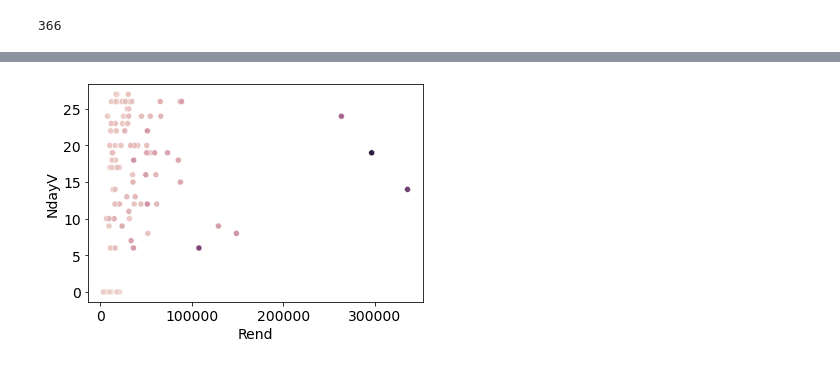
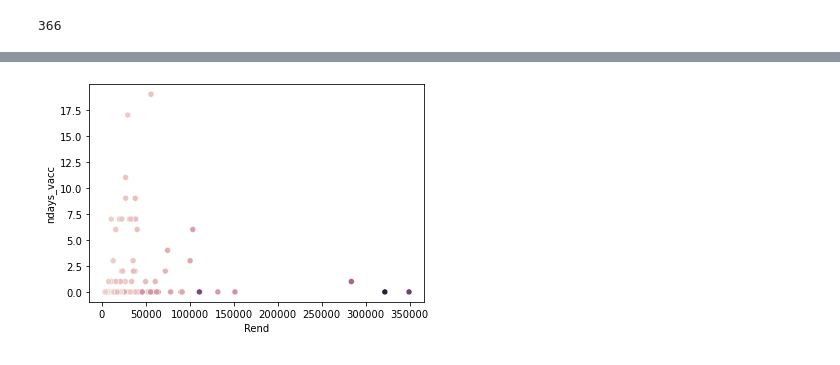
Before and after one commit to jcblemai/COVID-19_italy-vaccination-oc, a Jupyter notebook: analysis_opt.ipynb, the cells around one changed output, grey strips where cells are left out. Cells and saved outputs as stored; diff of their text form; code cells hidden in the pictures.

```diff
--- a/analysis_opt.ipynb
+++ b/analysis_opt.ipynb
@@ -41,0 +39,3 @@ md = pd.read_csv(filename, index_col= 'date', parse_dates=True)
+# %%
+dates_interm = pd.date_range(setup.start_date, setup.end_date, freq='9D')
+dates_interm
@@ -51,17 +53,33 @@ for i, node in enumerate(setup.ind2name):
     G.add_node(node)
     G.position[node] = (setup.pos_node[i,0], setup.pos_node[i,1])
     G.population[node] = setup.pop_node[i]
-    #G.comp[node] = (ocp.ic['S'][i], ocp.ic['I'][i],ocp.ic['R'][i])
-    G.epi[node] = {'vacc': md[(md['place']==node) & (md['comp']=='vacc')]['value'].sum(),
-                   'Rend':  md[(md['place']==node) & (md['comp']=='R')]['value'][-1],
-                   'NdayV': len(md[(md['place']==node) & (md['comp']=='vacc') & (md['value']>100)]),
-                   'Infected':  md[(md['place']==node) & md['comp'].isin(['E', 'P', 'I', 'A', 'Q', 'H', 'R']) & (md.index == str(setup.end_date))]['value'].sum()}
-    setup.shp.loc[i, 'vacc'] = md[(md['place']==node) & (md['comp']=='vacc')]['value'].sum()
-    setup.shp.loc[i, 'Rend'] = md[(md['place']==node) & (md['comp']=='R')]['value'][-1]
-    setup.shp.loc[i, 'NdayV'] = len(md[(md['place']==node) & (md['comp']=='vacc') & (md['value']>100)])
-    setup.shp.loc[i, 'Infected'] =  md[(md['place']==node) & md['comp'].isin(['E', 'P', 'I', 'A', 'Q', 'H', 'R']) & (md.index == str(setup.end_date))]['value'].sum()
+    mdp = md[md['place']==node]
+    blp = bl[bl['place']==node]
 
-    setup.shp.loc[i, 'population'] =  setup.pop_node[i] # overwrite
+    total_vacc = mdp[ mdp['comp']=='vacc']['value'].sum()
+    Rend       = mdp[ mdp['comp']=='R']['value'][-1]
+    ndays_vacc = len(mdp[(mdp['comp']=='vacc') & (mdp['value']>1)])
+    total_inf  = mdp[ mdp['comp'].isin(['E', 'P', 'I', 'A', 'Q', 'H', 'R']) & (mdp.index == str(setup.end_date))]['value'].sum()
+    new_inf    = mdp[ mdp['comp']=='yell']['value'].sum() # mdp[ mdp['comp'].isin(['E', 'P', 'I', 'A']) & (mdp.index == str(setup.end_date))]['value'].sum()
+    new_inf_bl = blp[ blp['comp']=='yell']['value'].sum()
+
+
+    G.epi[node] = {'total_vacc': total_vacc,
+                   'Rend':       Rend,
+                   'ndays_vacc': ndays_vacc,
+                   'total_inf':  total_inf,
+                   'new_inf':    new_inf,
+                   'new_inf_bl': new_inf_bl}
+    setup.shp.loc[i, 'total_vacc'] = total_vacc
+    setup.shp.loc[i, 'Rend'] =       Rend
+    setup.shp.loc[i, 'ndays_vacc'] = ndays_vacc
+    setup.shp.loc[i, 'total_inf'] =  total_inf
+    setup.shp.loc[i, 'new_inf'] =    new_inf
+    setup.shp.loc[i, 'new_inf_bl'] =    new_inf_bl
+    setup.shp.loc[i, 'population'] = setup.pop_node[i] # overwrite
+    for dt in dates_interm:
+        setup.shp.loc[i, f'total_vacc{str(dt.date())}'] = mdp[(mdp['comp']=='vacc') & (mdp.index < dt)]['value'].sum()
+
     for j, connection in enumerate(p.mobmat_pr[i]):
         if connection != 0:
             G.add_edge(node, setup.ind2name[j], weight=connection)
@@ -160,5 +212,5 @@ Text(0, 0.5, '% infected')
 # %%
-ax = sns.scatterplot(setup.shp['Rend'], setup.shp['NdayV'], hue=setup.shp['population'])
+ax = sns.scatterplot(setup.shp['Rend'], setup.shp['ndays_vacc'], hue=setup.shp['population'])
 ax.get_legend().remove();
 # %% [output]
-[figure, old version]
+[figure, new version]
```
Also changed, not shown: parts of 15 cells of this notebook, 2 other files.
